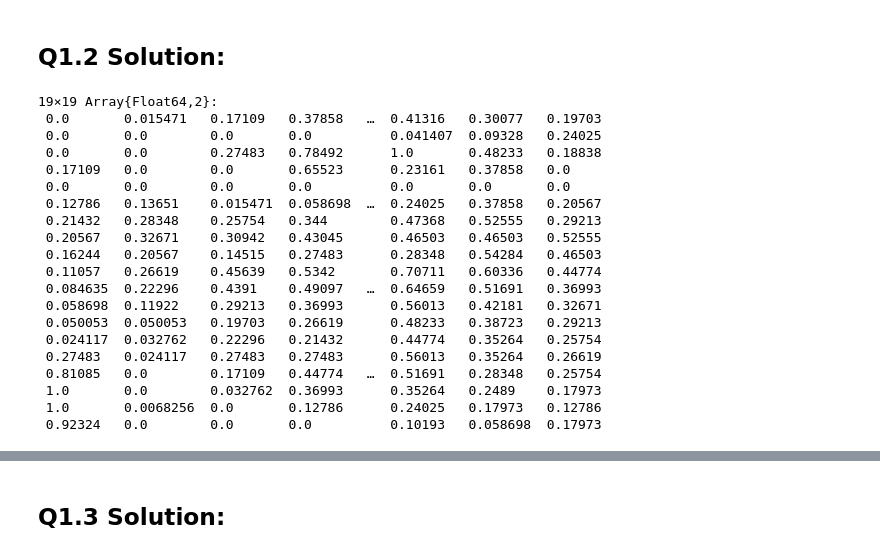
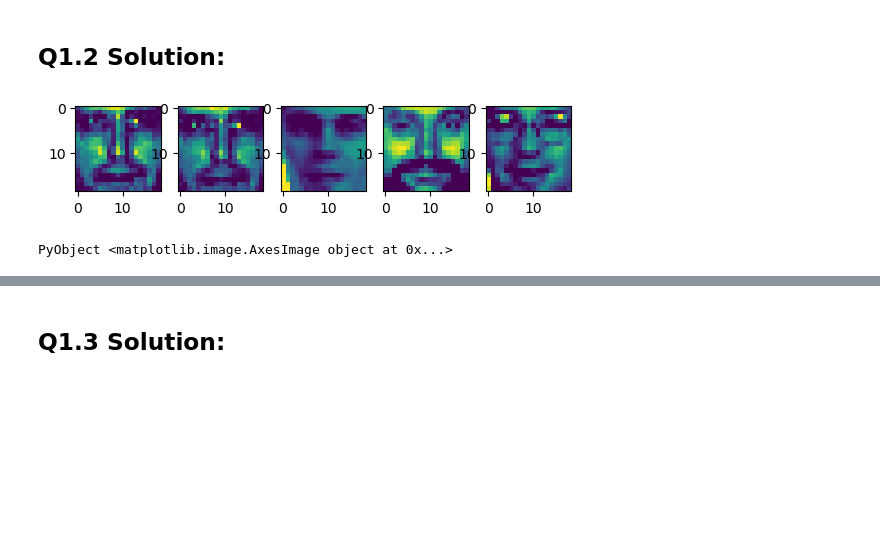
Before and after one commit to sarah-ji/biostat-m280-2018-spring, a Jupyter notebook: hw2/hw02.ipynb, the cells around one changed output, grey strips where cells are left out. Drawn from its saved outputs; the diff is of its cells as text; code cells hidden in the pictures; blank space fills up the shorter version.

```diff
--- a/hw2/hw02.ipynb
+++ b/hw2/hw02.ipynb
@@ -206,36 +160,30 @@ W0[1:10, :]
 # %%
 #Pkg.add("ImageView")
 using ImageView
+using PyPlot
 
 X = readdlm("nnmf-2429-by-361-face.txt")
 img1 = X[1,:]
 img1 = reshape(img1, 19, 19)
 img2 = X[2,:]
 img2 = reshape(img2, 19, 19)
 img3 = X[10, :]
 img3 = reshape(img3, 19, 19)
 img4 = X[125, :]
 img4 = reshape(img4, 19, 19)
 img5 = X[130, :]
 img5 = reshape(img5, 19, 19)
+
+subplot(1, 5, 1)
+PyPlot.imshow(img1)
+subplot(1, 5, 2)
+PyPlot.imshow(img2)
+subplot(1, 5, 3)
+PyPlot.imshow(img3)
+subplot(1, 5, 4)
+PyPlot.imshow(img4)
+subplot(1, 5, 5)
+PyPlot.imshow(img5)
 # %% [output]
+[figure, added]
-19×19 Array{Float64,2}:
- 0.0       0.015471   0.17109   0.37858   …  0.41316   0.30077   0.19703
- 0.0       0.0        0.0       0.0          0.041407  0.09328   0.24025
- 0.0       0.0        0.27483   0.78492      1.0       0.48233   0.18838
- 0.17109   0.0        0.0       0.65523      0.23161   0.37858   0.0
- 0.0       0.0        0.0       0.0          0.0       0.0       0.0
- 0.12786   0.13651    0.015471  0.058698  …  0.24025   0.37858   0.20567
- 0.21432   0.28348    0.25754   0.344        0.47368   0.52555   0.29213
- 0.20567   0.32671    0.30942   0.43045      0.46503   0.46503   0.52555
- 0.16244   0.20567    0.14515   0.27483      0.28348   0.54284   0.46503
- 0.11057   0.26619    0.45639   0.5342       0.70711   0.60336   0.44774
- 0.084635  0.22296    0.4391    0.49097   …  0.64659   0.51691   0.36993
- 0.058698  0.11922    0.29213   0.36993      0.56013   0.42181   0.32671
- 0.050053  0.050053   0.19703   0.26619      0.48233   0.38723   0.29213
- 0.024117  0.032762   0.22296   0.21432      0.44774   0.35264   0.25754
- 0.27483   0.024117   0.27483   0.27483      0.56013   0.35264   0.26619
- 0.81085   0.0        0.17109   0.44774   …  0.51691   0.28348   0.25754
- 1.0       0.0        0.032762  0.36993      0.35264   0.2489    0.17973
- 1.0       0.0068256  0.0       0.12786      0.24025   0.17973   0.12786
- 0.92324   0.0        0.0       0.0          0.10193   0.058698  0.17973
+PyObject <matplotlib.image.AxesImage object at 0x...>
```
Also changed, not shown: parts of 16 cells of this notebook.
